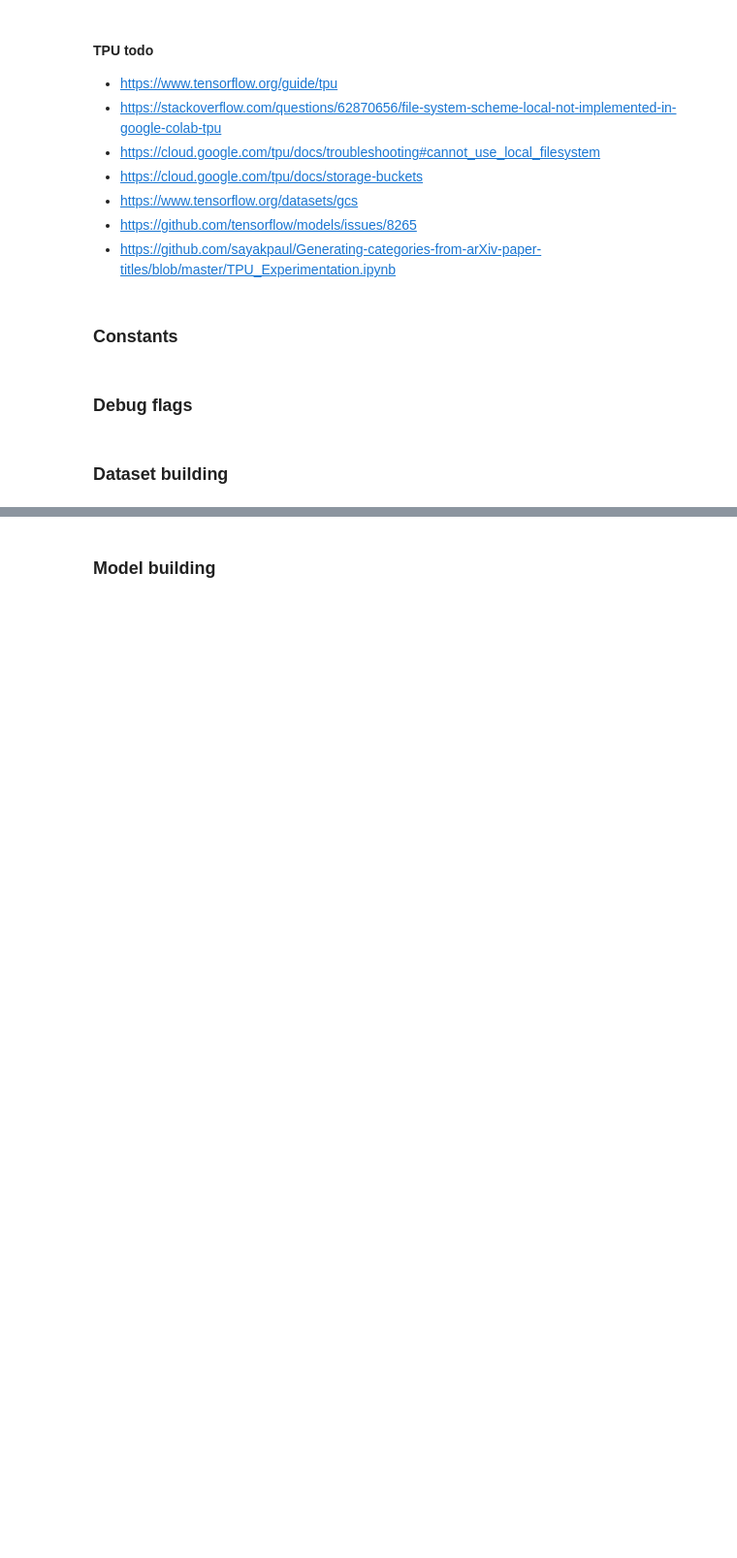
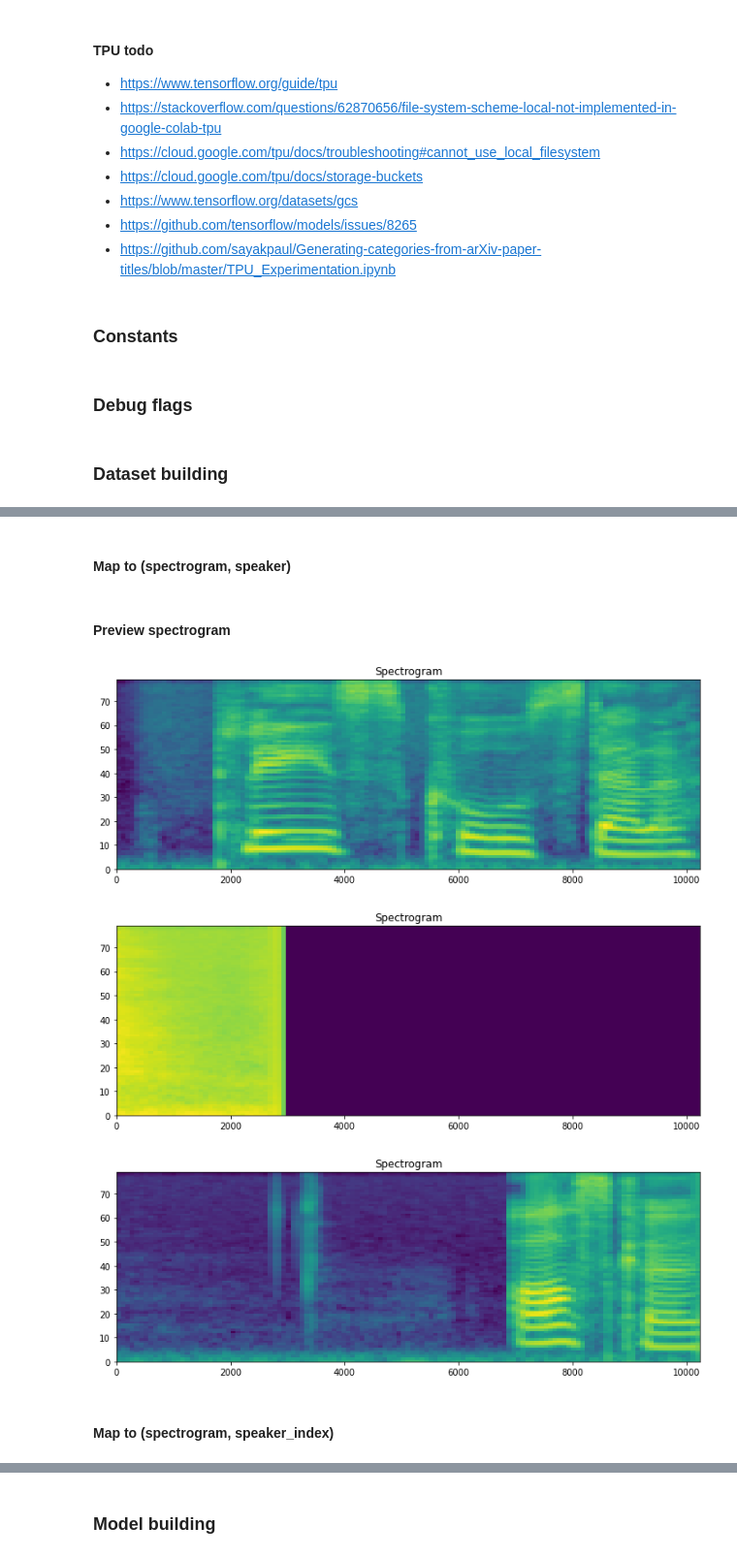
Before and after one commit to CISC-867/Project, a Jupyter notebook: CISC867Project.ipynb, the cells around one changed output, grey strips where cells are left out. Shown at 97% size. Drawn from its saved outputs; the diff is of its cells as text; code cells hidden in the pictures; blank space fills up the shorter version.

```diff
--- a/CISC867Project.ipynb
+++ b/CISC867Project.ipynb
@@ -548,0 +397,4 @@ Executing op BatchDatasetV2 in device /job:localhost/replica:0/task:0/device:CPU
+# %%
+for audio, speaker in audio_ds.take(10):
+  print(audio.shape, speaker)
+  preview_audio_player(audio, rate=16000)
@@ -548,0 +415,50 @@ Executing op BatchDatasetV2 in device /job:localhost/replica:0/task:0/device:CPU
+# %% [markdown]
+#### Map to (spectrogram, speaker)
+# %%
+def get_spectrogram(audio):
+  # spectrogram = tf.signal.stft(audio, frame_length=800, frame_step=200)
+  spectrogram = tfio.audio.spectrogram(audio, nfft=clip_size, window=800, stride=200)
+  spectrogram = tf.abs(spectrogram)
+  # todo: discover min and max frequency
+  mel_spectrogram = tfio.audio.melscale(spectrogram, rate=16000, mels=80, fmin=0, fmax=8000)
+  return mel_spectrogram
+
+def spectrogram_mapper(audio, speaker):
+  spectrogram = get_spectrogram(audio)
+  spectrogram = tf.expand_dims(spectrogram, -1) # convert to 1-channel image
+  return spectrogram, speaker
+
+audio_ds = audio_ds.map(spectrogram_mapper, num_parallel_calls=AUTOTUNE)
+# %% [markdown]
+#### Preview spectrogram
+# %%
+def preview_spectrogram(spectrogram):
+  spectrogram = tf.squeeze(spectrogram, axis=-1) # undo conversion to 1-channel
+  log_spec = np.log(spectrogram.numpy().T+np.finfo(float).eps)
+  height = log_spec.shape[0]
+  width = log_spec.shape[1]
+
+  fig, axes = plt.subplots(1, figsize=(12, 4))
+  # timescale = np.arange(audio.shape[0])
+  # axes[0].plot(timescale, audio.numpy())
+  # axes[0].set_title('Waveform')
+  # axes[0].set_xlim([0, len(timescale)])
+
+  # Convert to frequencies to log scale and transpose so that the time is
+  # represented in the x-axis (columns). An epsilon is added to avoid log of zero.
+  X = np.linspace(0, np.size(spectrogram.numpy()), num=width, dtype=int)
+  Y = range(height)
+  axes.pcolormesh(X, Y, log_spec)
+  axes.set_title('Spectrogram')
+  plt.show()
+# %%
+# The longest clip is a lot longer than most other clips
+# so there's a bunch of blank space in most spectrograms :(
+for spectro, speaker in audio_ds.take(3):
+  preview_spectrogram(spectro)
+# %% [output]
+[figure, added]
+[figure, added]
+[figure, added]
+# %% [markdown]
+#### Map to (spectrogram, speaker_index)
```
Also changed, not shown: parts of 73 cells of this notebook.
